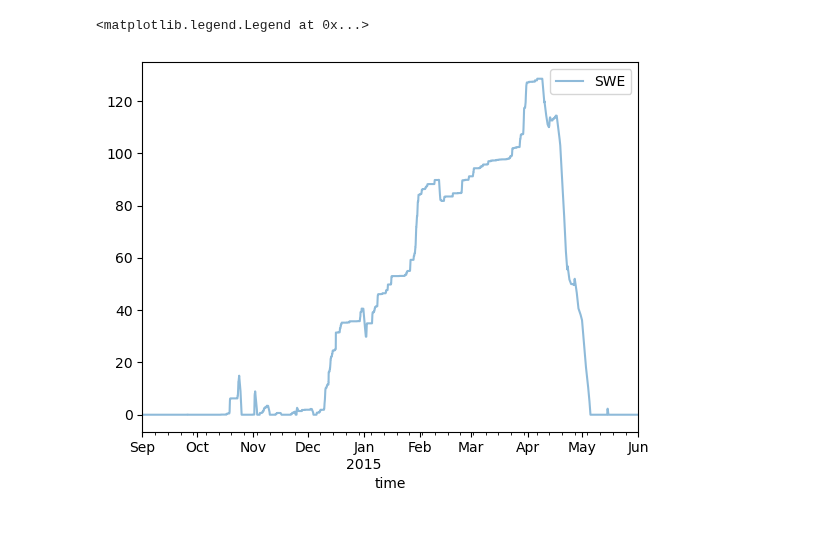
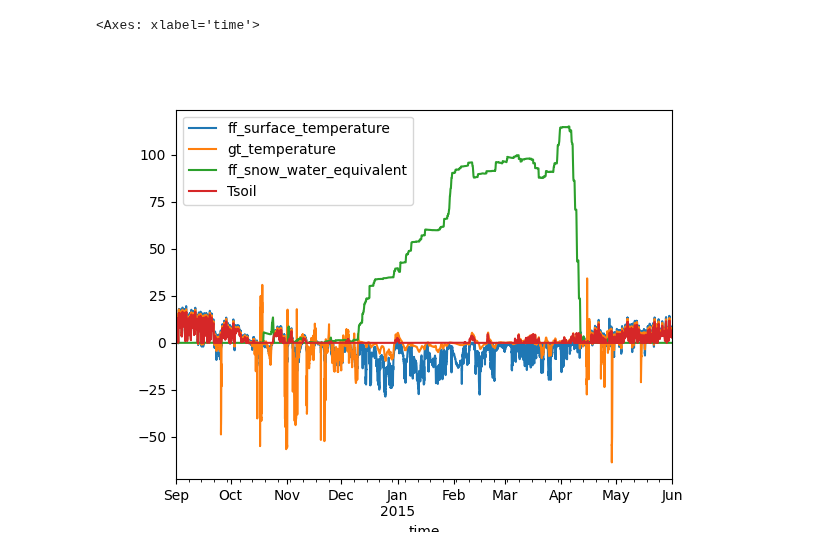
Before and after one commit to LukeEcomod/pyAPES_main, a Jupyter notebook: Examples/Demo_forestfloor.ipynb, the cells around one changed output. Drawn from its saved outputs; the diff is of its cells as text; code cells hidden in the pictures.

Commit message:
organic layer heat and water under snow

```diff
--- a/Examples/Demo_forestfloor.ipynb
+++ b/Examples/Demo_forestfloor.ipynb
@@ -10,8 +12,10 @@ from pyAPES.parameters.mlm_parameters import gpara, cpara, spara # model configu
 # %%
+print(cpara['forestfloor']['snowpack']['initial_conditions']['Sice'])
+print(cpara['forestfloor']['snowpack']['initial_conditions']['Sliq'])
 # Creating ForestFloor
 forestfloor = ForestFloor(cpara['forestfloor'])
 
 # Manipulating the params to correspond to those of Degerö
-gpara['forc_filename'] = r'/Users/jpnousu/pyAPES_main/forcing/Degero/Degero_forcing_2014-2016.dat'
+gpara['forc_filename'] = r'/dev/git_repos/pyAPES_main/forcing/Degero/Degero_forcing_2014-2016.dat'
 gpara['start_time'] = '2014-09-01'
 gpara['end_time'] = '2015-06-01'
@@ -40,9 +47,9 @@ for index, row in forcing.iterrows():
         'lw_dn': row['LWin'],  # Longwave downward radiation [W m-2]
         'h2o': row['H2O'] / 1000,  # H2O [mol mol-1]
         'co2': row['CO2'] * 1e6,  # Convert mol mol-1 to ppm
-        'air_temperature': row['Tdaily'],  # Air temperature [degC]
+        'air_temperature': row['Tair'],  # Air temperature [degC]
         'air_pressure': row['P'],  # Air pressure [Pa]
-        'soil_temperature': 0, # Soil temperature [degC]
+        'soil_temperature': max(row['Tair']-2,0), # Soil temperature [degC]
         'soil_water_potential': -10,
         'soil_volumetric_water': 0.3,
         'soil_volumetric_air': 0.3,
@@ -89,6 +90,10 @@ plt.legend()
-# %%
-results_df['ff_snow_water_equivalent'].plot(alpha=0.5, label='SWE')
-plt.legend()
-# %% [output]
-<matplotlib.legend.Legend at 0x...>
-[figure, removed]
+# %%
+import numpy as np
+results_df['Tsoil']=np.maximum(forcing['Tair']-2,0)
+results_df[['ff_surface_temperature',
+             'gt_temperature',
+             'ff_snow_water_equivalent',
+             'Tsoil']].plot()
+# %% [output]
+<Axes: xlabel='time'>
+[figure, added]
```
Also changed, not shown: parts of 3 cells of this notebook, 5 other files.
